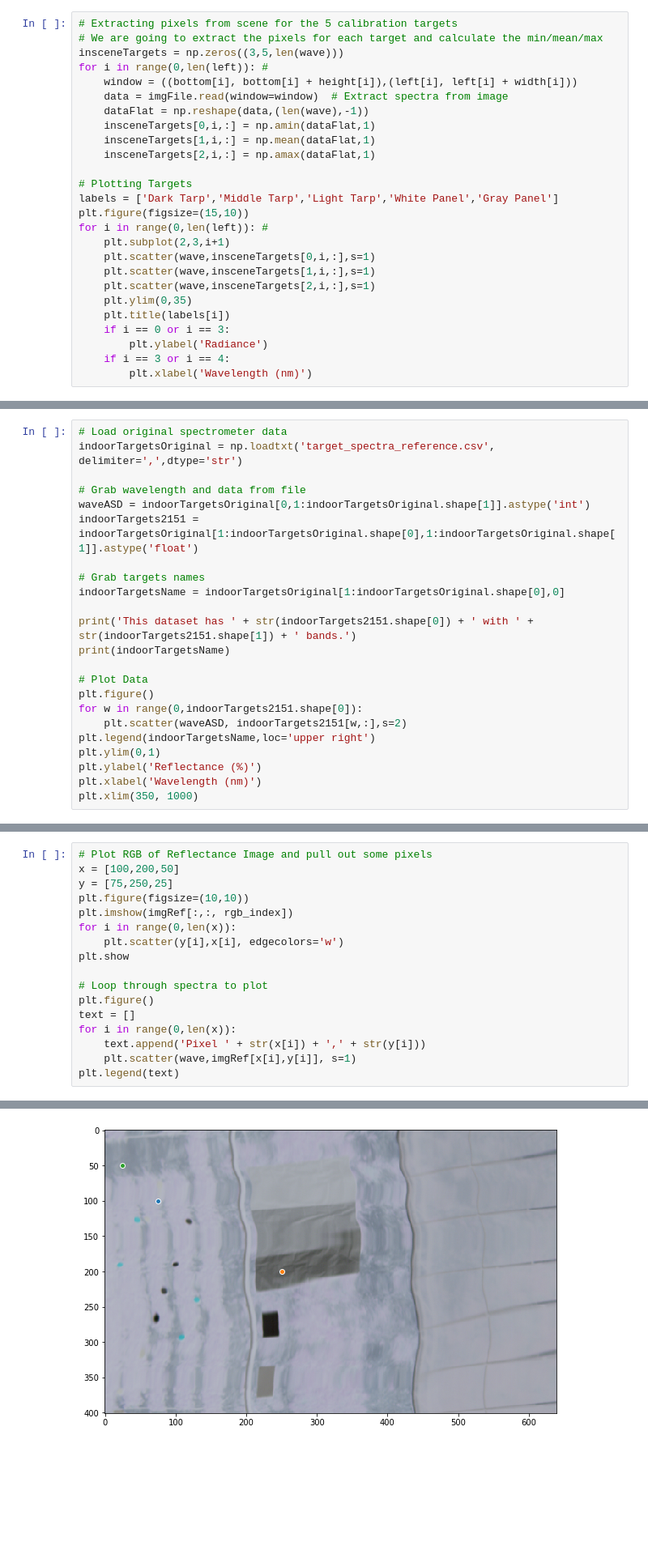
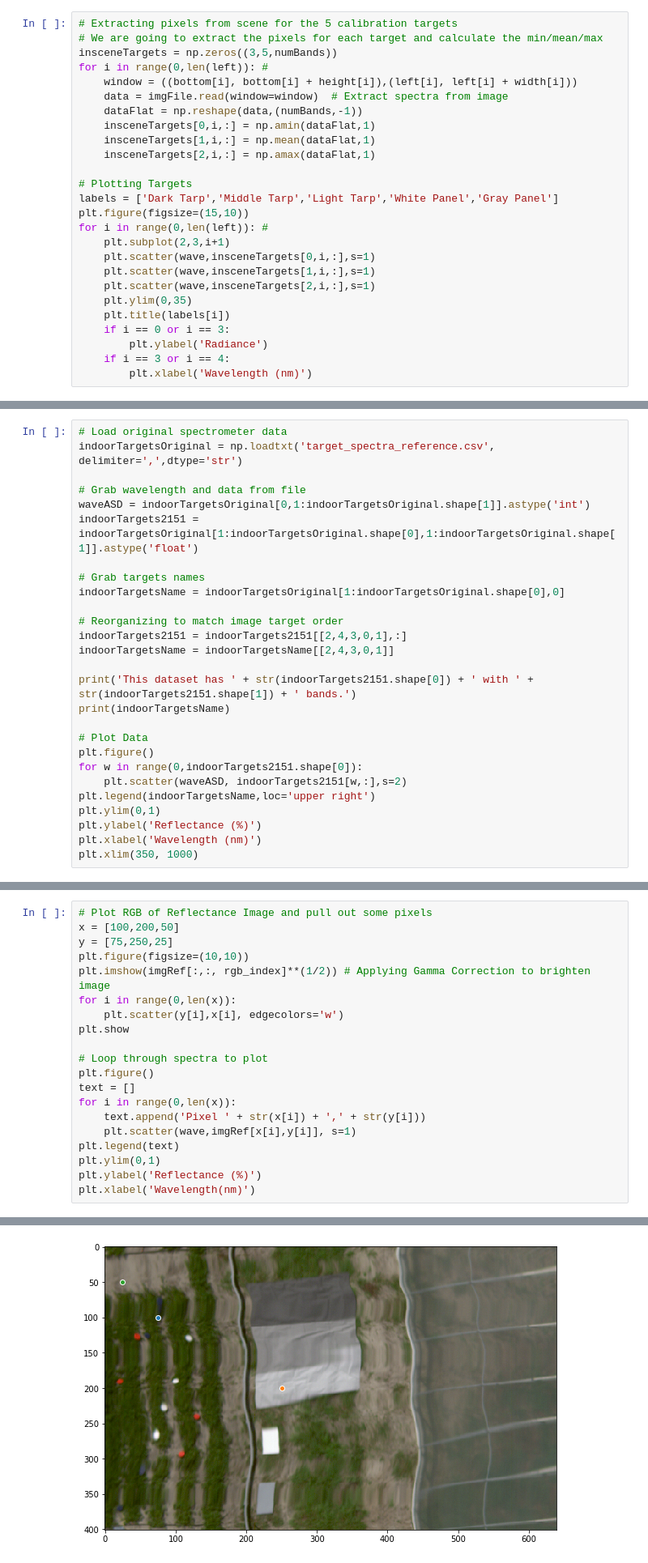
Before and after one commit to GatorSense/AtmosphericCorrectionIntroduction, a Jupyter notebook: 2. Empirical Line Correction.ipynb, the cells around one changed output, grey strips where cells are left out. Shown at 81% size. Saved outputs shown, nothing was run; the diff lists cells and outputs as text; blank space fills up the shorter version.

```diff
--- a/2. Empirical Line Correction.ipynb
+++ b/2. Empirical Line Correction.ipynb
@@ -91,11 +91,11 @@ Now that we have determine which pixels contain calibration target, we will extr
 # %%
 # Extracting pixels from scene for the 5 calibration targets
 # We are going to extract the pixels for each target and calculate the min/mean/max
-insceneTargets = np.zeros((3,5,len(wave)))
+insceneTargets = np.zeros((3,5,numBands))
 for i in range(0,len(left)): #
     window = ((bottom[i], bottom[i] + height[i]),(left[i], left[i] + width[i]))
     data = imgFile.read(window=window)  # Extract spectra from image
-    dataFlat = np.reshape(data,(len(wave),-1))
+    dataFlat = np.reshape(data,(numBands,-1))
     insceneTargets[0,i,:] = np.amin(dataFlat,1)
     insceneTargets[1,i,:] = np.mean(dataFlat,1)
     insceneTargets[2,i,:] = np.amax(dataFlat,1)
@@ -128,6 +128,10 @@ indoorTargets2151 = indoorTargetsOriginal[1:indoorTargetsOriginal.shape[0],1:ind
 
 # Grab targets names
 indoorTargetsName = indoorTargetsOriginal[1:indoorTargetsOriginal.shape[0],0]
+
+# Reorganizing to match image target order
+indoorTargets2151 = indoorTargets2151[[2,4,3,0,1],:]
+indoorTargetsName = indoorTargetsName[[2,4,3,0,1]]
 
 print('This dataset has ' + str(indoorTargets2151.shape[0]) + ' with ' + str(indoorTargets2151.shape[1]) + ' bands.')
 print(indoorTargetsName)
@@ -223,7 +230,7 @@ for b in range(0,numBands):
 x = [100,200,50]
 y = [75,250,25]
 plt.figure(figsize=(10,10))
-plt.imshow(imgRef[:,:, rgb_index])
+plt.imshow(imgRef[:,:, rgb_index]**(1/2)) # Applying Gamma Correction to brighten image
 for i in range(0,len(x)):
     plt.scatter(y[i],x[i], edgecolors='w')
 plt.show
@@ -235,4 +242,7 @@ for i in range(0,len(x)):
     text.append('Pixel ' + str(x[i]) + ',' + str(y[i]))
     plt.scatter(wave,imgRef[x[i],y[i]], s=1)
 plt.legend(text)
+plt.ylim(0,1)
+plt.ylabel('Reflectance (%)')
+plt.xlabel('Wavelength(nm)')
 # %% [output]
@@ -240 +251 @@ plt.legend(text)
-[figure, old version]
+[figure, new version]
```
Also changed, not shown: parts of 6 cells of this notebook.
